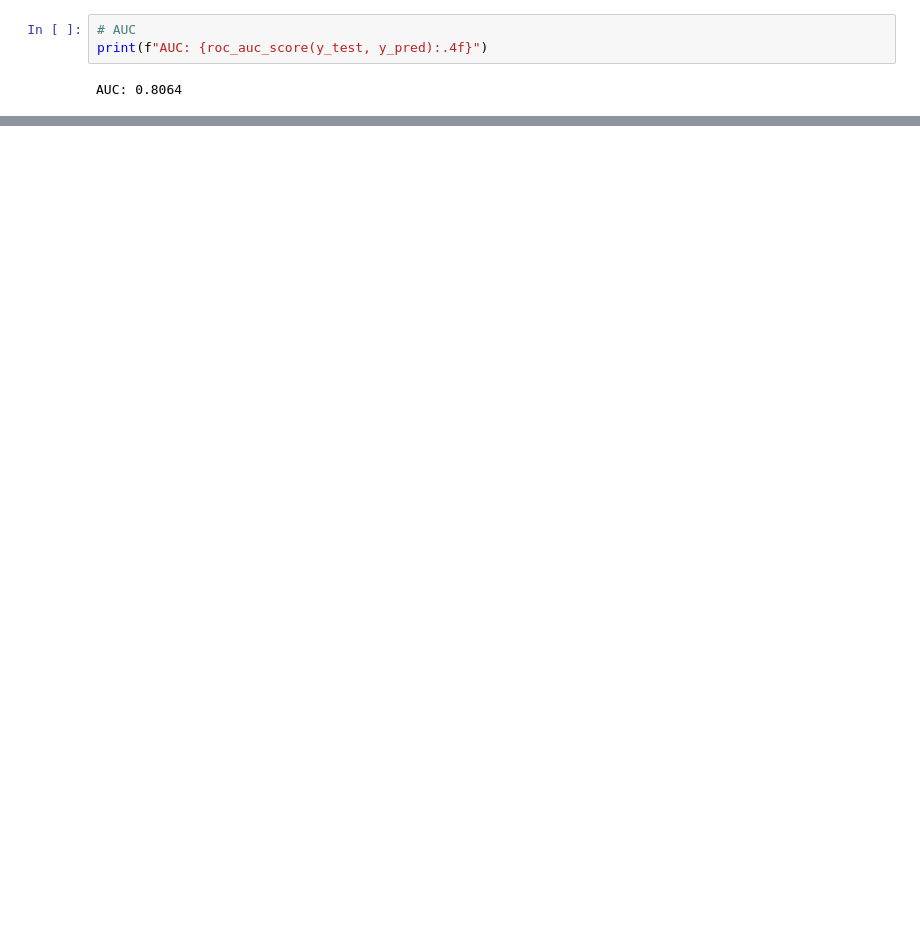
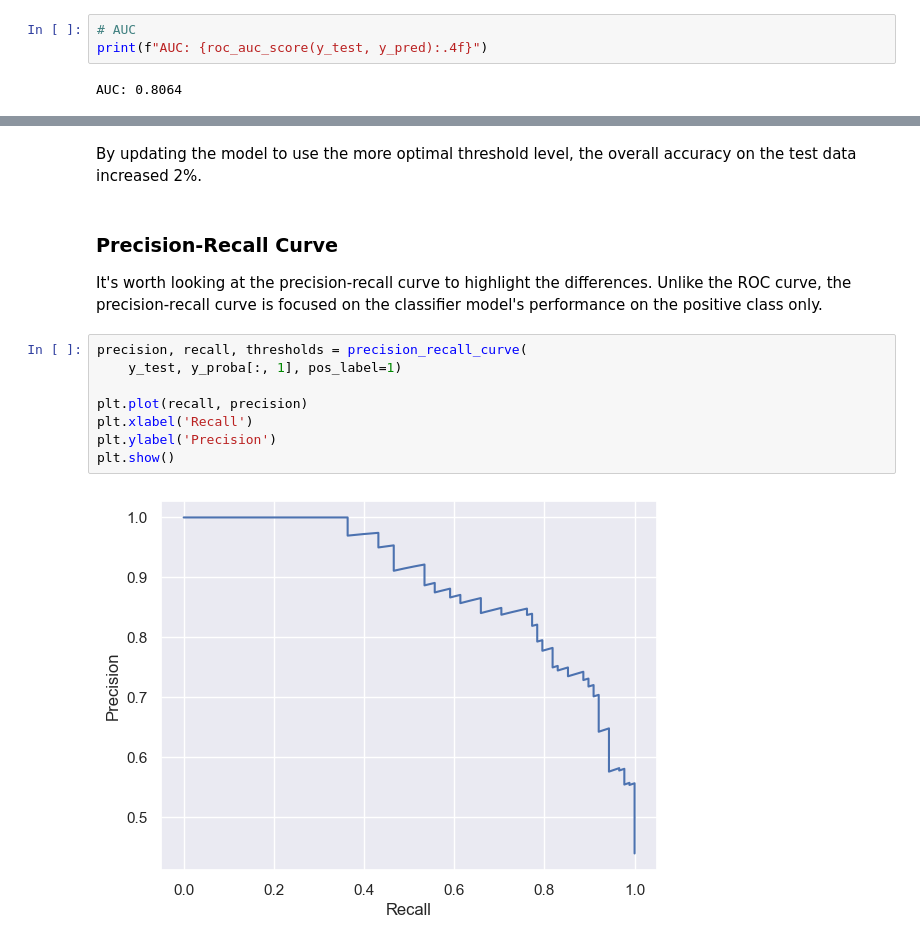
Before and after one commit to data-sandbox/ml-sandbox, a Jupyter notebook: roc_auc/roc_curves.ipynb, the cells around one changed output, grey strips where cells are left out. Saved outputs shown, nothing was run; the diff lists cells and outputs as text; blank space fills up the shorter version.

```diff
--- a/roc_auc/roc_curves.ipynb
+++ b/roc_auc/roc_curves.ipynb
@@ -125,0 +179,16 @@ AUC: 0.8064
+# %% [markdown]
+By updating the model to use the more optimal threshold level, the overall accuracy on the test data increased 2%.
+# %% [markdown]
+### Precision-Recall Curve
+
+It's worth looking at the precision-recall curve to highlight the differences. Unlike the ROC curve, the precision-recall curve is focused on the classifier model's performance on the positive class only.
+# %%
+precision, recall, thresholds = precision_recall_curve(
+    y_test, y_proba[:, 1], pos_label=1)
+
+plt.plot(recall, precision)
+plt.xlabel('Recall')
+plt.ylabel('Precision')
+plt.show()
+# %% [output]
+[figure, added]
```
Also changed, not shown: parts of 8 cells of this notebook.
